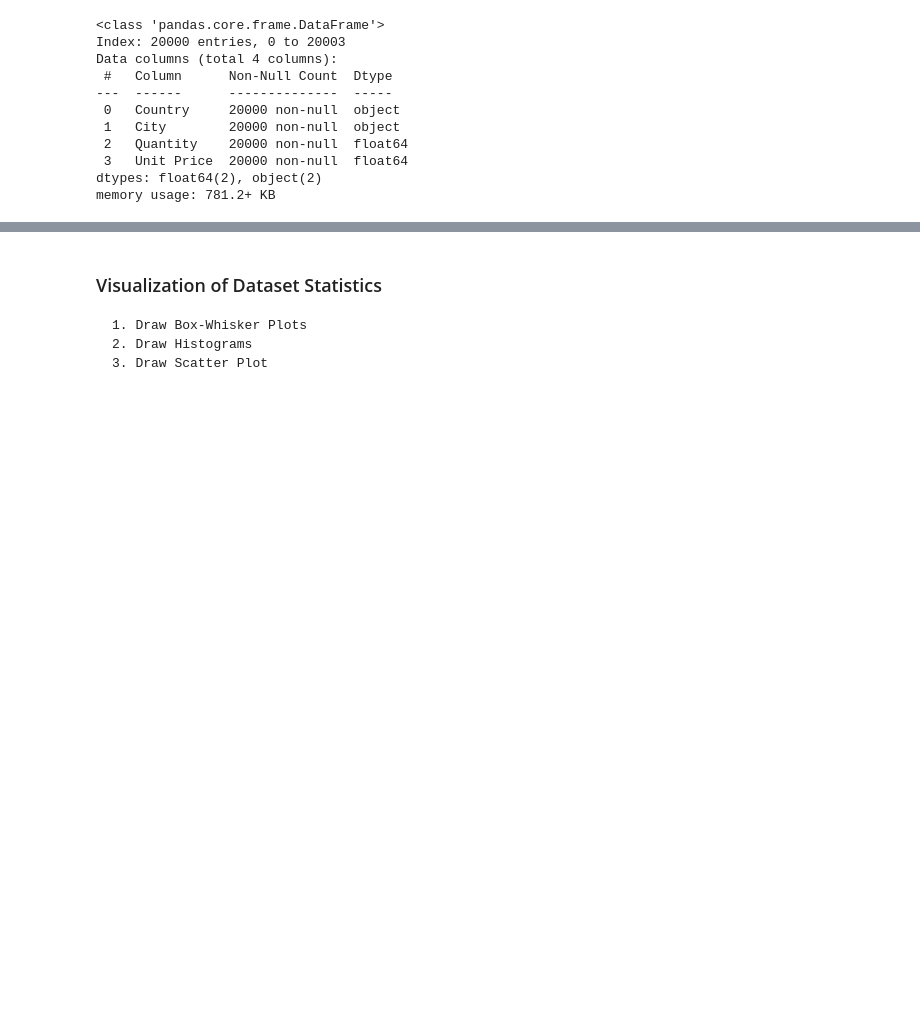
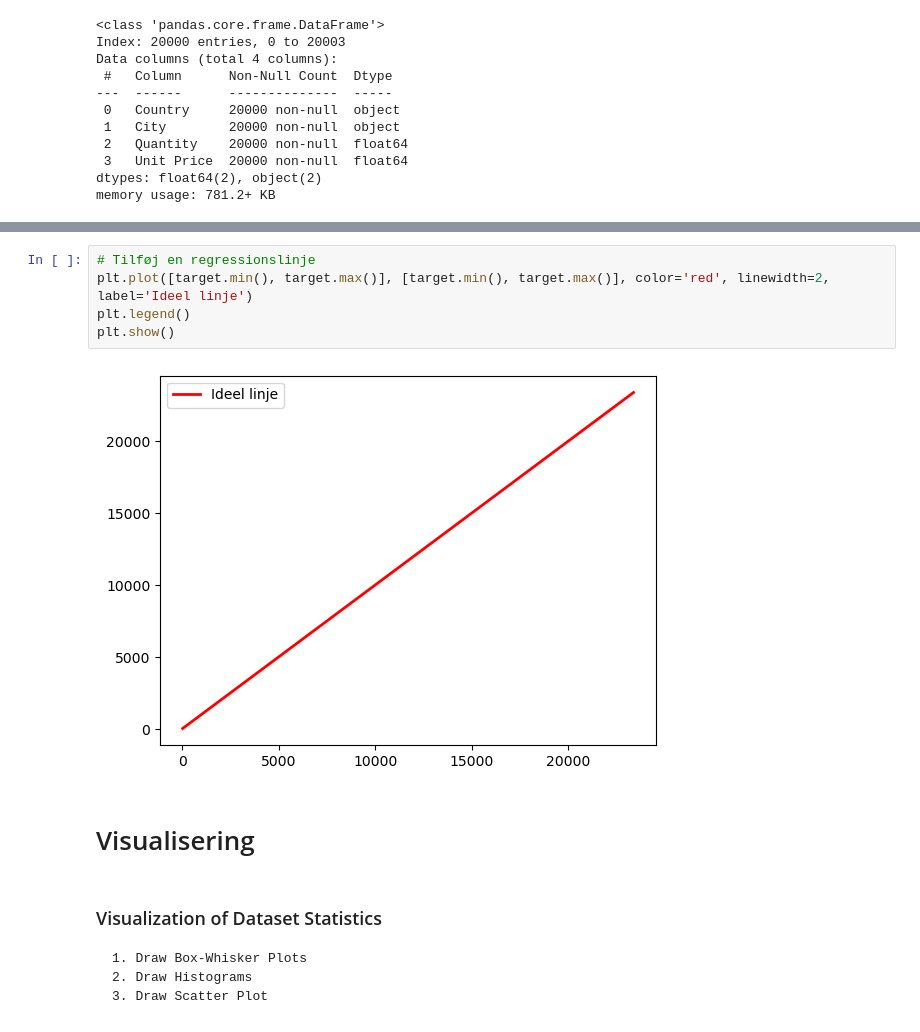
Before and after one commit to alksam/OrderProjekt, a Jupyter notebook: Orderprojekt.ipynb, the cells around one changed output, grey strips where cells are left out. Saved outputs shown, nothing was run; the diff lists cells and outputs as text; blank space fills up the shorter version.

```diff
--- a/Orderprojekt.ipynb
+++ b/Orderprojekt.ipynb
@@ -193,3 +325,12 @@ memory usage: 781.2+ KB
+# %%
+# Tilføj en regressionslinje
+plt.plot([target.min(), target.max()], [target.min(), target.max()], color='red', linewidth=2, label='Ideel linje')
+plt.legend()
+plt.show()
+# %% [output]
+[figure, added]
+# %% [markdown]
+# Visualisering
 # %% [markdown]
 ### Visualization of Dataset Statistics
     1. Draw Box-Whisker Plots
```
Also changed, not shown: parts of 74 cells of this notebook.
